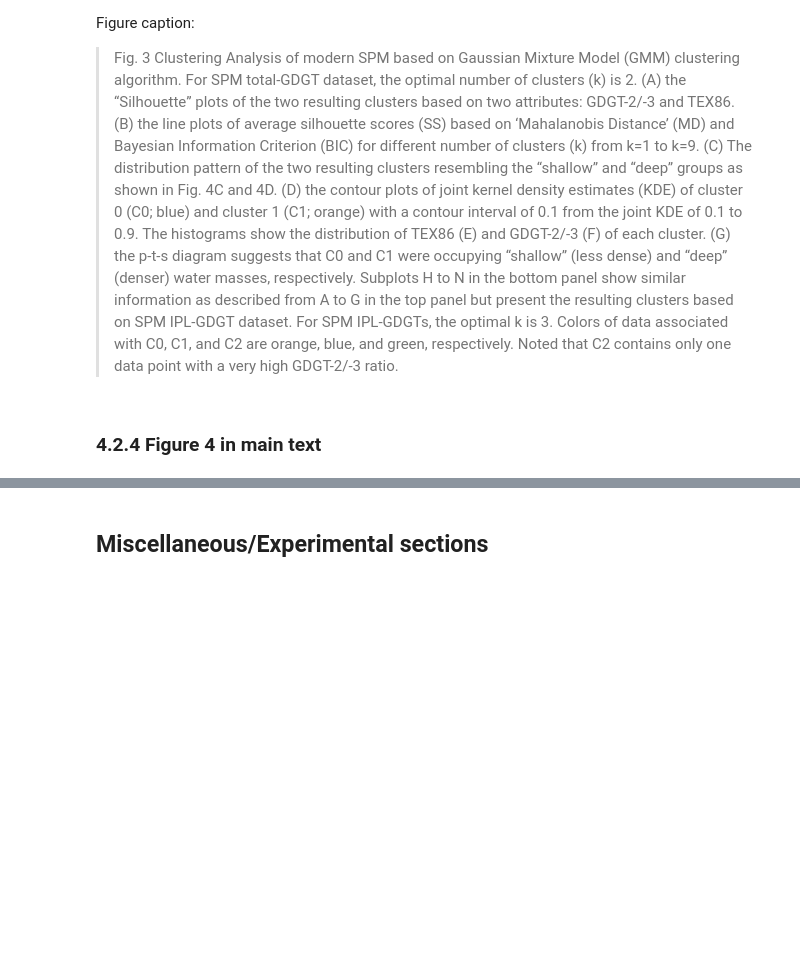
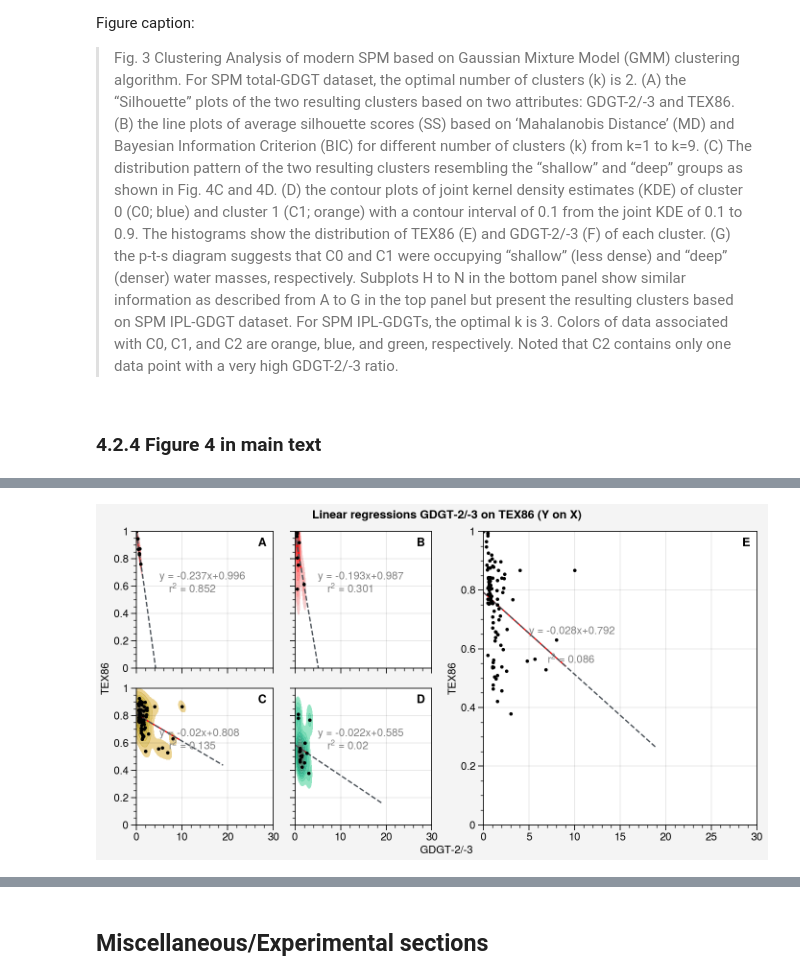
Before and after one commit to PaleoLipidRR/marine-AOA-GDGT-distribution, a Jupyter notebook: PNAS_pythonCodeS2_BeyondTEX86_Analytics_Visualizations_RR.ipynb, the cells around one changed output, grey strips where cells are left out. Saved outputs shown, nothing was run; the diff lists cells and outputs as text; code cells hidden in the pictures; blank space fills up the shorter version.

```diff
--- a/PNAS_pythonCodeS2_BeyondTEX86_Analytics_Visualizations_RR.ipynb
+++ b/PNAS_pythonCodeS2_BeyondTEX86_Analytics_Visualizations_RR.ipynb
@@ -2027,0 +1972,92 @@ For n_clusters = 2 The average silhouette_score is : 0.3142
+# %%
+from sklearn.linear_model import HuberRegressor
+array = [[1,2,5,5],
+         [3,4,5,5]]
+
+fig, axs = plot.subplots(array,width=7)
+axs.format(abc=True,abcstyle='A',abcloc='ur',
+           suptitle='Linear regressions GDGT-2/-3 on TEX86 (Y on X)',
+           xlim=(0,30),ylim=(0,1),
+           xlabel='GDGT-2/-3',ylabel='TEX86'
+           )
+selected_data = pd.concat([df_nonIPL[df_nonIPL.dataType_level1=='Culture - AOA'][df_nonIPL.QC_Indices_check=='Pass'],df_nonIPL_hs])
+selected_data = selected_data.reset_index()
+grouped = selected_data.groupby(selected_data.dataType_level3)
+
+
+for name, group in grouped:
+    i = plots_mapping.get(name)
+    ax = axs[i]
+
+    sns.kdeplot(x=group.gdgt23ratio,y=group.TEX86,ax=ax,
+                shade=True,thresh=0.05,levels=10,bw_adjust=1,linewidth=0,color=colors_mapping.get(name),alpha=0.7,zorder=0)
+    # if ('SPM' in name) | ('core top' in name):
+    #     grouped_sites = group.groupby(group.Site_edited)
+    #     for name2, group2 in grouped_sites:
+    #         if 'South China Sea' in name2:
+    #             ax.scatter(group2.gdgt23ratio,group2.TEX86,marker='.',c='red9',s=0.25,zorder=2)
+    #         else:
+    #             ax.scatter(group2.gdgt23ratio,group2.TEX86,marker='.',c='gray9',s=0.25,zorder=2)
+    # else:
+    #     ax.scatter(group.gdgt23ratio,group.TEX86,marker='.',c='gray9',s=0.25,zorder=2)
+    # data_count=group.gdgt23ratio.count()
+
+
+    data = group[['gdgt23ratio','TEX86']].dropna(how='any')
+    X = np.expand_dims(data.gdgt23ratio,axis=1)
+    y = np.array(data.TEX86)
+
+    ax.scatter(X,y,marker='.',color='k',zorder=1)
+    # reg = linear_model.TheilSenRegressor(random_state=0)
+    # reg = linear_model.HuberRegressor()
+    reg = linear_model.LinearRegression()
+    reg.fit(X,y)
+    line_X = np.arange(X.min(),X.max())[:, np.newaxis]
+    line_y = reg.predict(line_X)
+    ax.plot(np.squeeze(line_X),line_y,zorder=0,color='red')
+
+    line_X_extended = np.arange(0,20)[:, np.newaxis]
+    line_y_extended = reg.predict(line_X_extended)
+    score = np.round(reg.score(X,y),3)
+
+    coef_ThCren = np.format_float_positional(reg.coef_,sign=True,precision=10)
+    coef_ThCren_round = np.round(float(coef_ThCren),3)
+    intercept_ThCren = np.round(float(reg.intercept_),10)
+    intercept_ThCren_round = np.round(intercept_ThCren,3)
+    ax.text(5,0.65,f'y = {coef_ThCren_round}x+{intercept_ThCren_round}',c="0.5",fontsize=8)
+    ax.text(7,0.55,r"$r^{2}$ = "+f'{score}',c="0.5",fontsize=8)
+
+    ax.plot(np.squeeze(line_X_extended),line_y_extended,zorder=0,color='gray7',ls='--')
+
+ax = axs[4]
+
+data = selected_data[['gdgt23ratio','TEX86']].dropna(how='any')
+X = np.expand_dims(data.gdgt23ratio,axis=1)
+y = np.array(data.TEX86)
+
+# reg = linear_model.RANSACRegressor(random_state=1)
+# reg = linear_model.TheilSenRegressor(random_state=2)
+# reg = linear_model.HuberRegressor()
+reg = linear_model.LinearRegression()
+reg.fit(X,y)
+
+ax.scatter(X,y,marker='.',color='k')
+
+
+line_X = np.arange(X.min(),X.max())[:, np.newaxis]
+line_y = reg.predict(line_X)
+ax.plot(np.squeeze(line_X),line_y,zorder=0,color='red')
+
+line_X_extended = np.arange(0,20)[:, np.newaxis]
+line_y_extended = reg.predict(line_X_extended)
+
+score = np.round(reg.score(X,y),3)
+coef_ThCren = np.format_float_positional(reg.coef_,sign=True,precision=10)
+coef_ThCren_round = np.round(float(coef_ThCren),3)
+intercept_ThCren = np.round(float(reg.intercept_),10)
+intercept_ThCren_round = np.round(intercept_ThCren,3)
+ax.text(5,0.65,f'y = {coef_ThCren_round}x+{intercept_ThCren_round}',c="0.5",fontsize=8)
+ax.text(7,0.55,r"$r^{2}$ = "+f'{score}',c="0.5",fontsize=8)
+
+ax.plot(np.squeeze(line_X_extended),line_y_extended,zorder=0,color='gray7',ls='--')
+# %% [output]
@@ -2027,0 +2065 @@ For n_clusters = 2 The average silhouette_score is : 0.3142
+[figure, added]
```
Also changed, not shown: parts of 29 cells of this notebook.
